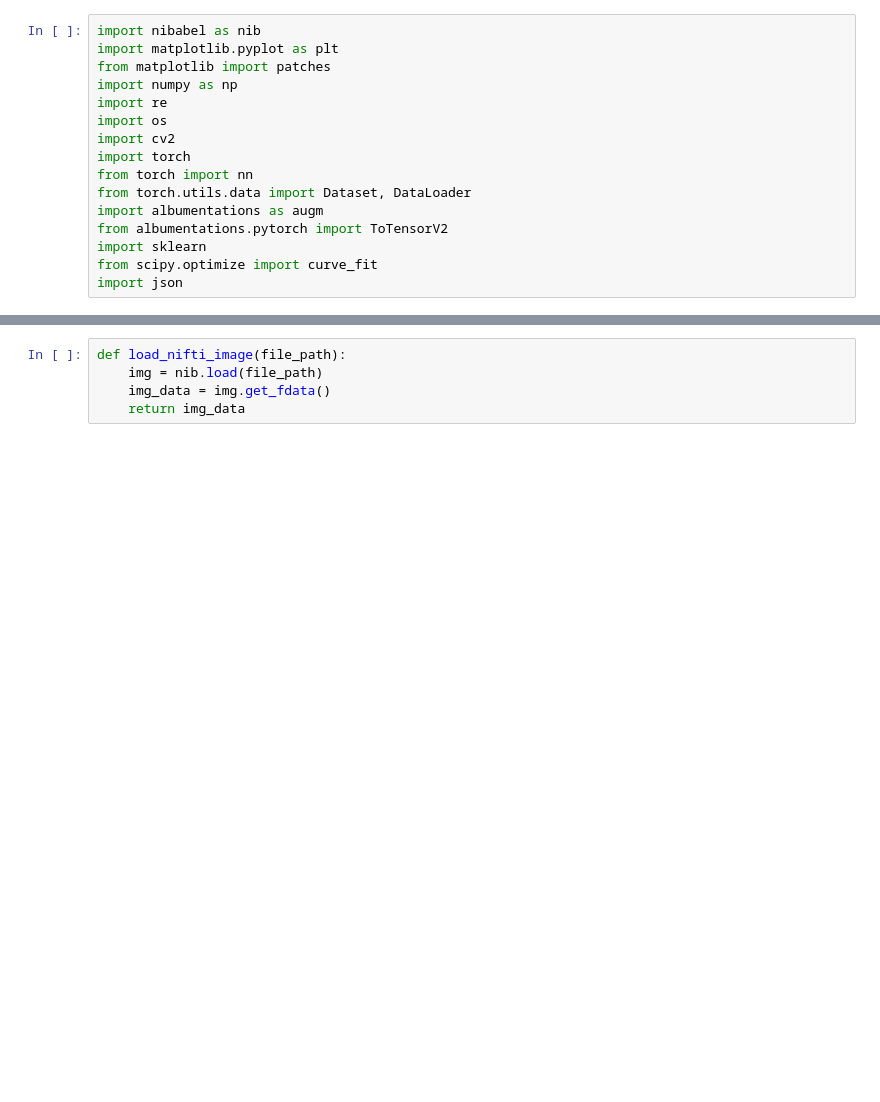
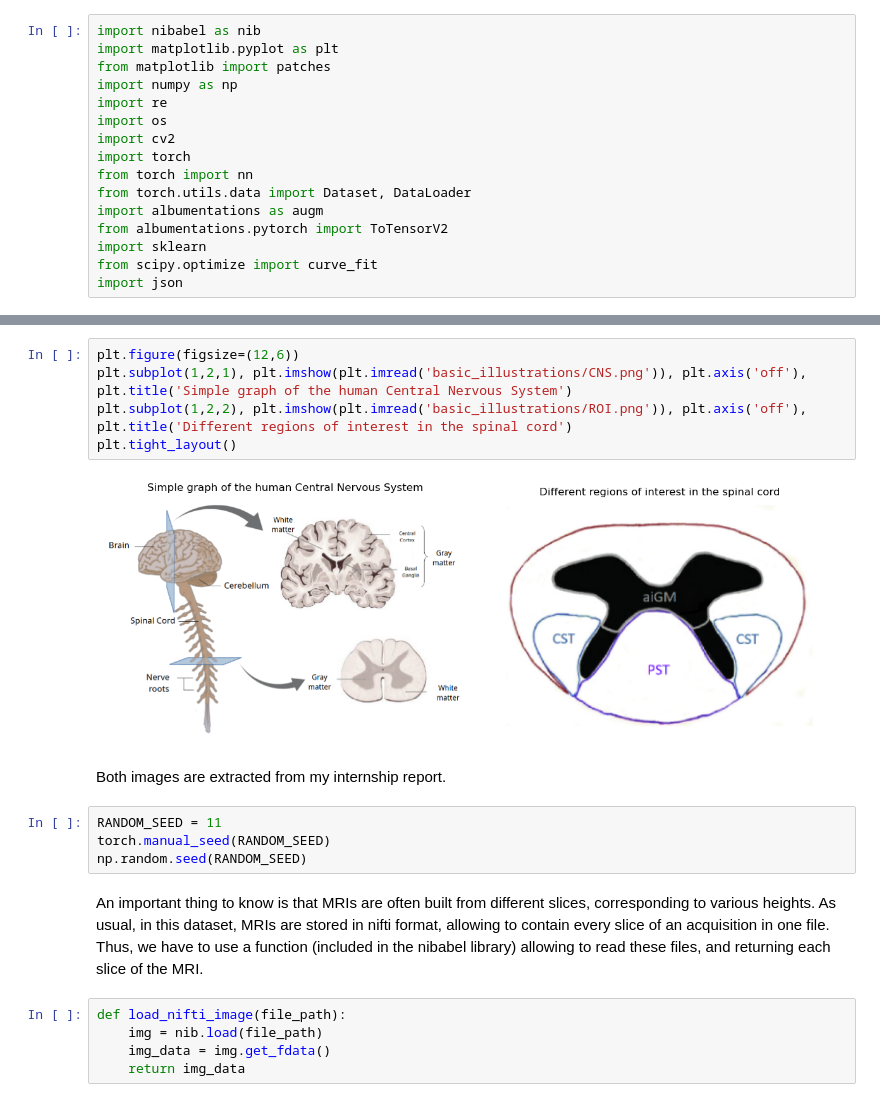
Before and after one commit to Clement1103/data_science_projects, a Jupyter notebook: DL_projects/spinal_cord_segmentation/gray_matter_segmentation.ipynb, the cells around one changed output, grey strips where cells are left out. Drawn from its saved outputs; the diff is of its cells as text; blank space fills up the shorter version.

```diff
--- a/DL_projects/spinal_cord_segmentation/gray_matter_segmentation.ipynb
+++ b/DL_projects/spinal_cord_segmentation/gray_matter_segmentation.ipynb
@@ -17,3 +24,19 @@ import json
+# %%
+plt.figure(figsize=(12,6))
+plt.subplot(1,2,1), plt.imshow(plt.imread('basic_illustrations/CNS.png')), plt.axis('off'), plt.title('Simple graph of the human Central Nervous System')
+plt.subplot(1,2,2), plt.imshow(plt.imread('basic_illustrations/ROI.png')), plt.axis('off'), plt.title('Different regions of interest in the spinal cord')
+plt.tight_layout()
+# %% [output]
+[figure, added]
+# %% [markdown]
+Both images are extracted from my internship report.
+# %%
+RANDOM_SEED = 11
+torch.manual_seed(RANDOM_SEED)
+np.random.seed(RANDOM_SEED)
+# %% [markdown]
+An important thing to know is that MRIs are often built from different slices, corresponding to various heights. As usual, in this dataset, MRIs are stored in nifti format, allowing to contain every slice of an acquisition in one file.
+Thus, we have to use a function (included in the nibabel library) allowing to read these files, and returning each slice of the MRI.
 # %%
 def load_nifti_image(file_path):
     img = nib.load(file_path)
```
Also changed, not shown: parts of 13 cells of this notebook, 2 other files.
